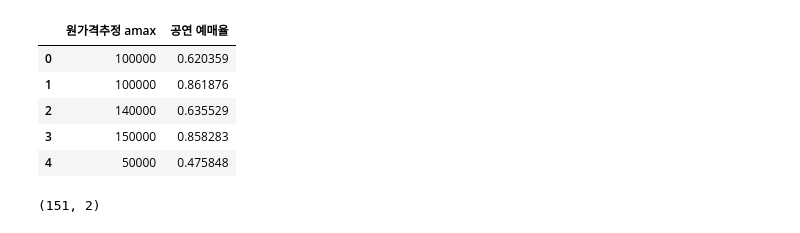
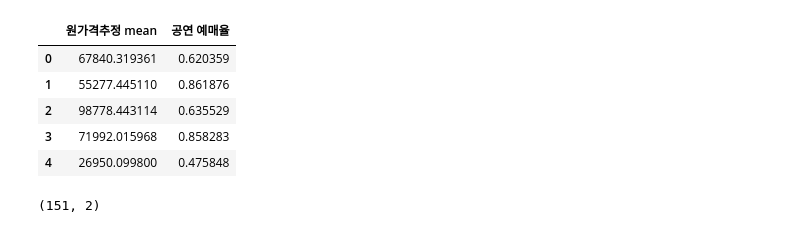
Before and after one commit to yonghyeun/BigContest-CocenrtHall, a Jupyter notebook: modeling/2. 조건에 따른 공연 분류.ipynb, the cells around one changed output. Saved outputs shown, nothing was run; the diff lists cells and outputs as text; code cells hidden in the pictures.

```diff
--- a/modeling/2. 조건에 따른 공연 분류.ipynb
+++ b/modeling/2. 조건에 따른 공연 분류.ipynb
@@ -45,17 +51,17 @@ print(reservation_table.shape)
 3 rows × 26 columns
 (151, 26)
 # %%
-cols = ['원가격추정 amax', '공연 예매율'] # 공연의 분류를 두 가지 변수를 이용해 분류해보자
+cols = ['원가격추정 mean', '공연 예매율'] # 공연의 분류를 두 가지 변수를 이용해 분류해보자
 
 example = reservation_table[cols]
 
 display(example.head())
 print(example.shape)
 # %% [output]
-|  | 원가격추정 amax | 공연 예매율 |
-| 0 | 100000 | 0.620359 |
-| 1 | 100000 | 0.861876 |
-| 2 | 140000 | 0.635529 |
-| 3 | 150000 | 0.858283 |
-| 4 | 50000 | 0.475848 |
+|  | 원가격추정 mean | 공연 예매율 |
+| 0 | 67840.319361 | 0.620359 |
+| 1 | 55277.445110 | 0.861876 |
+| 2 | 98778.443114 | 0.635529 |
+| 3 | 71992.015968 | 0.858283 |
+| 4 | 26950.099800 | 0.475848 |
 (151, 2)
```
Also changed, not shown: parts of 15 cells of this notebook, 12 other files.
